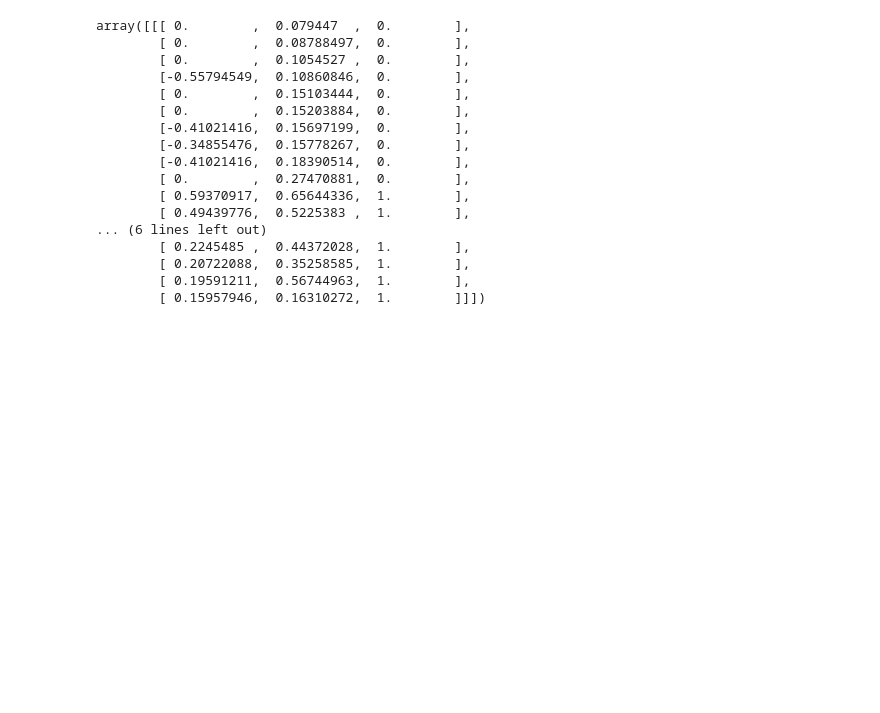
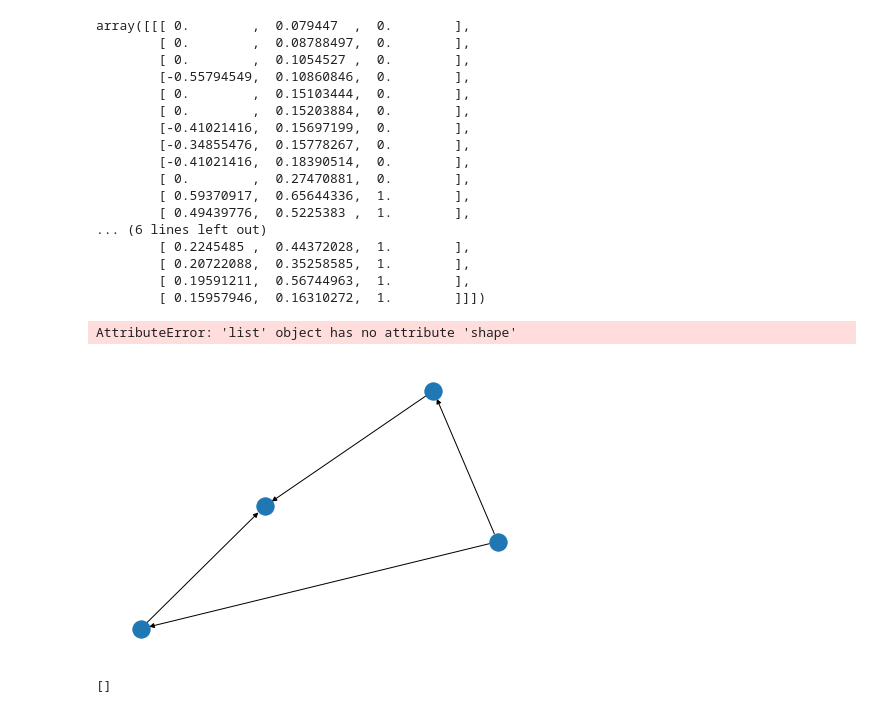
Before and after one commit to giotto-ai/giotto-deep, a Jupyter notebook: examples/optimising_topology.ipynb, the cells around one changed output. Cells and saved outputs as stored; diff of their text form; code cells hidden in the pictures; blank space fills up the shorter version.

```diff
--- a/examples/optimising_topology.ipynb
+++ b/examples/optimising_topology.ipynb
@@ -229,3 +227,25 @@ array([[[ 0.        ,  0.079447  ,  0.        ],
         [ 0.20722088,  0.35258585,  1.        ],
         [ 0.19591211,  0.56744963,  1.        ],
         [ 0.15957946,  0.16310272,  1.        ]]])
+# %%
+from gtda.homology import FlagserPersistence as flp
+
+fp = flp(homology_dimensions=(0, 1))
+A = [[0, 1, 1, 0],
+     [0, 0, 0, 1],
+     [0, 0, 0, 1],
+     [0, 0, 0, 0]]
+fp.fit_transform_plot([A])
+# %% [output]
+AttributeError: 'list' object has no attribute 'shape'
+# %%
+import networkx as nx
+edges = [(0, 1), (0, 2), (2, 3), (1, 3)]
+G = nx.DiGraph(edges)
+nx.draw(G)
+# %% [output]
+[figure, added]
+# %%
+list(nx.simple_cycles(G))
+# %% [output]
+[]
```
Also changed, not shown: parts of 3 cells of this notebook, 4 other files.
